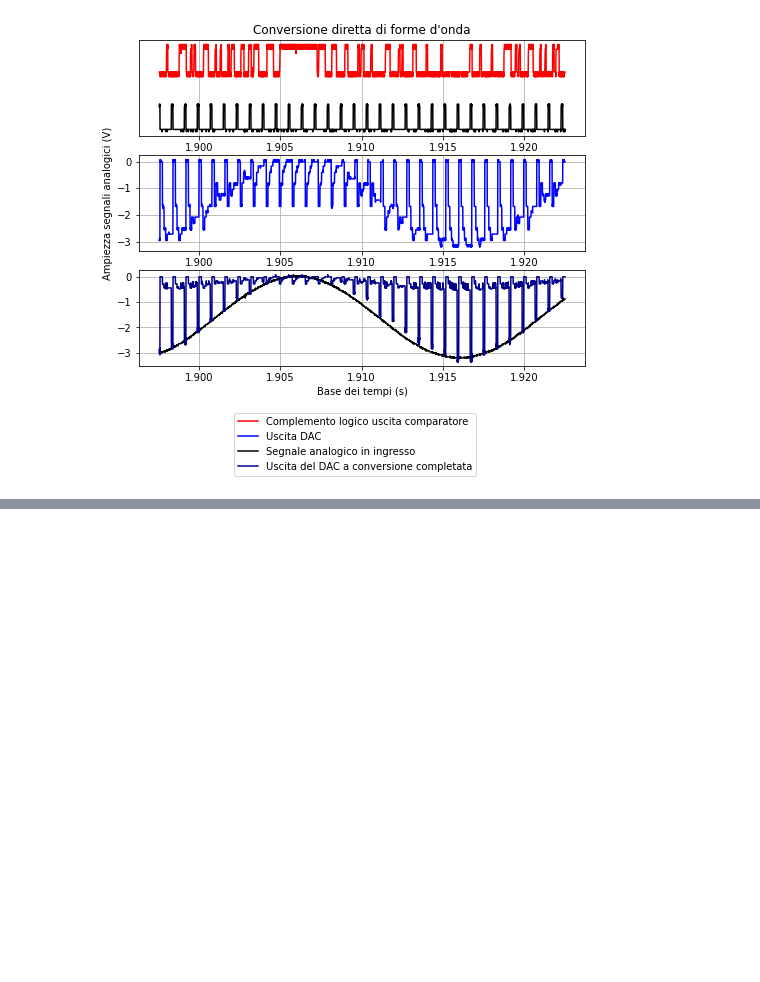
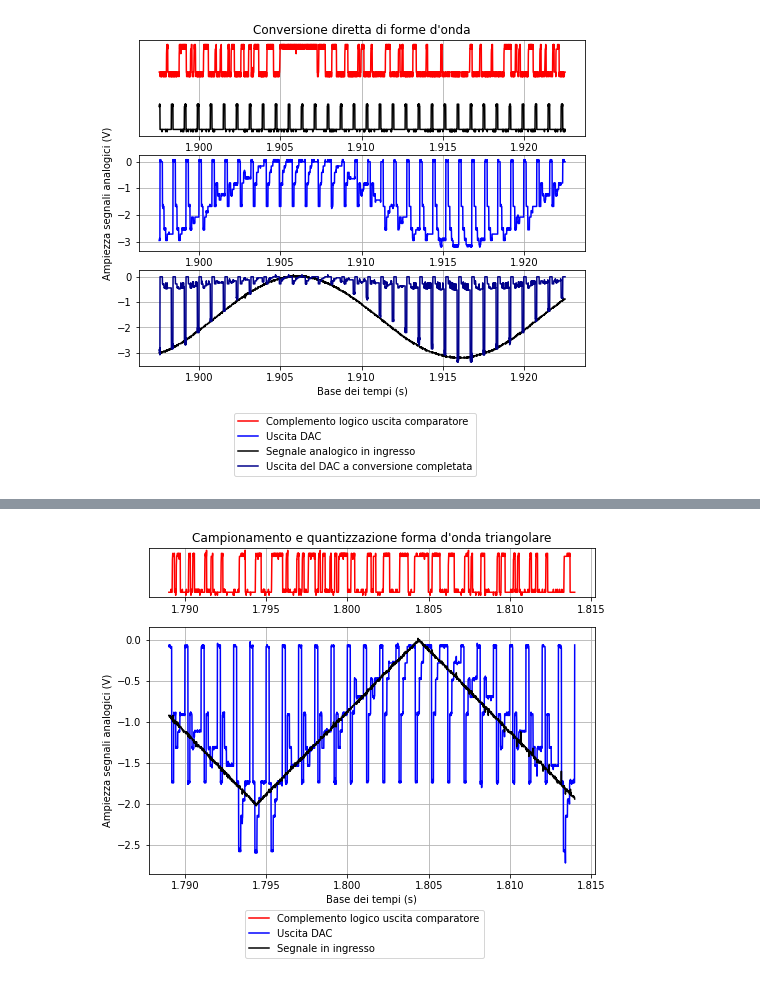
Before and after one commit to valeriopagliarino/Electronics-2021-UNITO-Public, a Jupyter notebook: analysis/SAR_ADC_waveforms.ipynb, the cells around one changed output, grey strips where cells are left out. Cells and saved outputs as stored; diff of their text form; code cells hidden in the pictures; blank space fills up the shorter version.

```diff
--- a/analysis/SAR_ADC_waveforms.ipynb
+++ b/analysis/SAR_ADC_waveforms.ipynb
@@ -148,0 +236,29 @@ fig.legend(loc = "lower center", bbox_to_anchor = (0.5, -0.14))
+# %%
+filePrefix = f"{DATADIR}/28-10-21/ALL0025/F00"
+ch1_f = openTek(filePrefix + "25CH1.CSV")['Data'].to_numpy().transpose()
+ch2_f = openTek(filePrefix + "25CH2.CSV")['Data'].to_numpy().transpose()
+ch3_f = openTek(filePrefix + "25CH3.CSV")['Data'].to_numpy().transpose()
+
+ch1_t = ch1_f[0]
+ch1_s = ch1_f[1]
+ch2_t = ch2_f[0]
+ch2_s = ch2_f[1]
+ch3_t = ch3_f[0]
+ch3_s = ch3_f[1]
+
+gs_kw = dict(height_ratios=[1,5])
+fig, ax = plt.subplots(nrows = 2, ncols = 1, figsize = (8, 6), gridspec_kw=gs_kw)
+ax[0].axes.yaxis.set_visible(False)
+ax[0].set(title = "Campionamento e quantizzazione forma d'onda triangolare")
+ax[1].plot(ch1_t, ch1_s, color = "blue", label = "Uscita DAC") #Campionamento all bits
+ax[1].plot(ch2_t, ch2_s, color = "black", label="Segnale in ingresso")
+ax[0].plot(ch3_t, ch3_s / 5 + 2, color = "red", label = "Complemento logico uscita comparatore")
+ax[0].grid()
+ax[1].grid()
+ax[-1].set(xlabel = "Base dei tempi (s)")
+ax[1].set(ylabel = "Ampiezza segnali analogici (V)")
+fig.legend(loc = "lower center", bbox_to_anchor = (0.5, -0.08))
+
+#plt.savefig(f"{OUTPUTDIR}/triangle_wave_aq.pdf")
+# %% [output]
+[figure, added]
```
Also changed, not shown: parts of 6 cells of this notebook, 5 other files.
